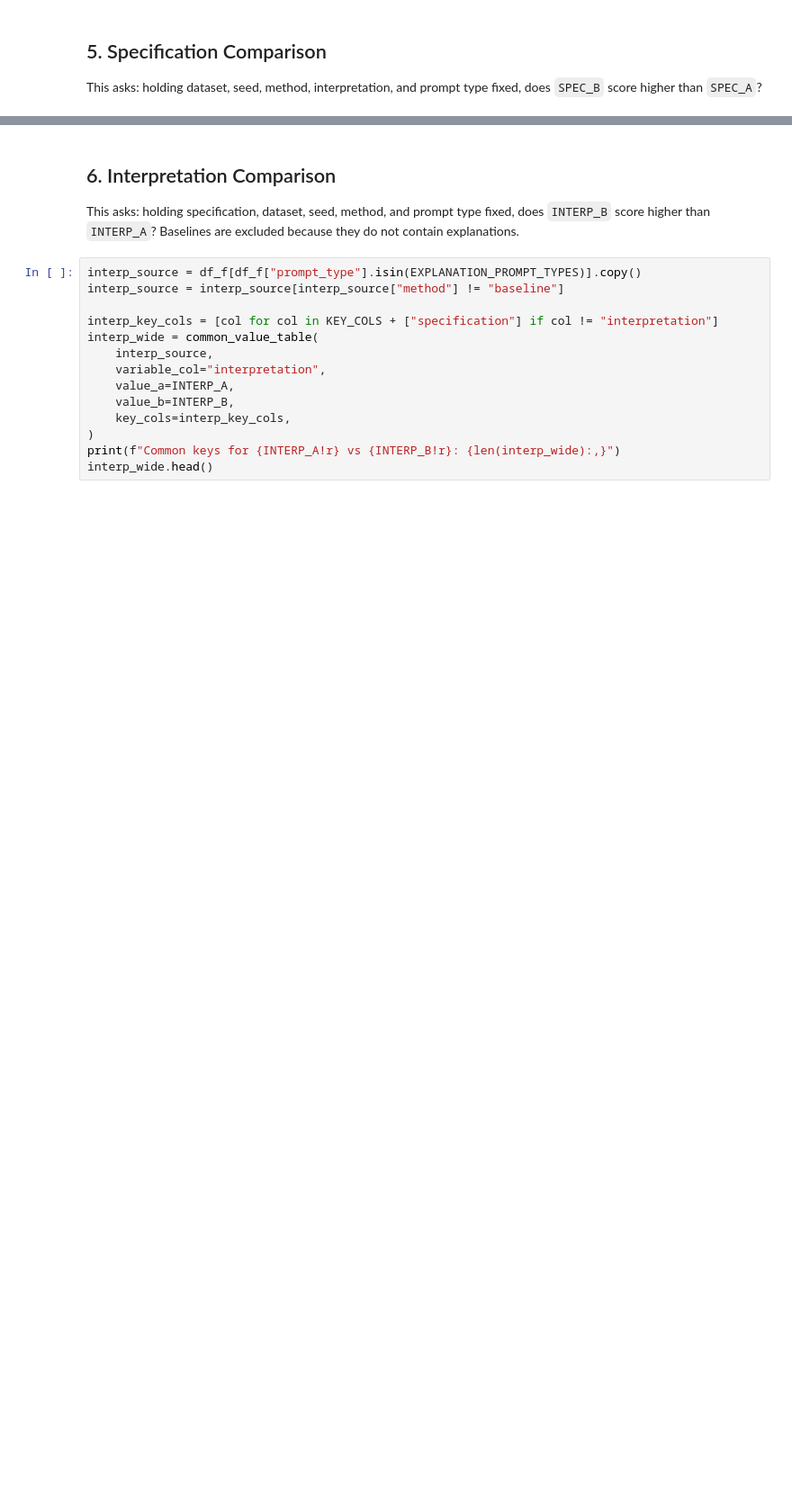
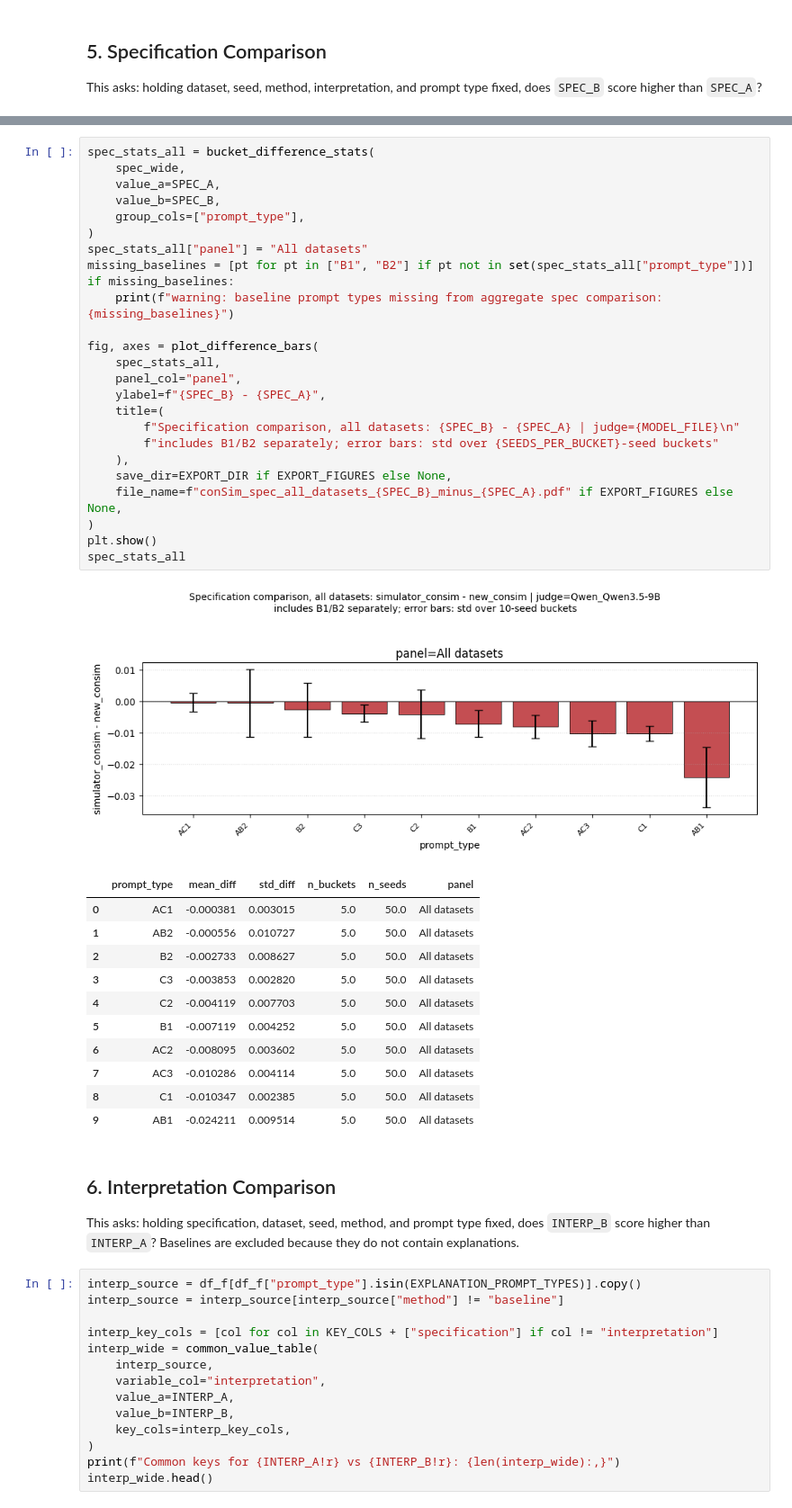
Before and after one commit to AntoninPoche/simulatability_shortcut, a Jupyter notebook: notebooks/4_compare_consim.ipynb, the cells around one changed output, grey strips where cells are left out. Shown at 90% size. Cells and saved outputs as stored; diff of their text form; blank space fills up the shorter version.

```diff
--- a/notebooks/4_compare_consim.ipynb
+++ b/notebooks/4_compare_consim.ipynb
@@ -267,3 +209,41 @@ spec_stats
+# %%
+spec_stats_all = bucket_difference_stats(
+    spec_wide,
+    value_a=SPEC_A,
+    value_b=SPEC_B,
+    group_cols=["prompt_type"],
+)
+spec_stats_all["panel"] = "All datasets"
+missing_baselines = [pt for pt in ["B1", "B2"] if pt not in set(spec_stats_all["prompt_type"])]
+if missing_baselines:
+    print(f"warning: baseline prompt types missing from aggregate spec comparison: {missing_baselines}")
+
+fig, axes = plot_difference_bars(
+    spec_stats_all,
+    panel_col="panel",
+    ylabel=f"{SPEC_B} - {SPEC_A}",
+    title=(
+        f"Specification comparison, all datasets: {SPEC_B} - {SPEC_A} | judge={MODEL_FILE}\n"
+        f"includes B1/B2 separately; error bars: std over {SEEDS_PER_BUCKET}-seed buckets"
+    ),
+    save_dir=EXPORT_DIR if EXPORT_FIGURES else None,
+    file_name=f"conSim_spec_all_datasets_{SPEC_B}_minus_{SPEC_A}.pdf" if EXPORT_FIGURES else None,
+)
+plt.show()
+spec_stats_all
+# %% [output]
+[figure, added]
+|  | prompt_type | mean_diff | std_diff | n_buckets | n_seeds | panel |
+| 0 | AC1 | -0.000381 | 0.003015 | 5.0 | 50.0 | All datasets |
+| 1 | AB2 | -0.000556 | 0.010727 | 5.0 | 50.0 | All datasets |
+| 2 | B2 | -0.002733 | 0.008627 | 5.0 | 50.0 | All datasets |
+| 3 | C3 | -0.003853 | 0.002820 | 5.0 | 50.0 | All datasets |
+| 4 | C2 | -0.004119 | 0.007703 | 5.0 | 50.0 | All datasets |
+| 5 | B1 | -0.007119 | 0.004252 | 5.0 | 50.0 | All datasets |
+| 6 | AC2 | -0.008095 | 0.003602 | 5.0 | 50.0 | All datasets |
+| 7 | AC3 | -0.010286 | 0.004114 | 5.0 | 50.0 | All datasets |
+| 8 | C1 | -0.010347 | 0.002385 | 5.0 | 50.0 | All datasets |
+| 9 | AB1 | -0.024211 | 0.009514 | 5.0 | 50.0 | All datasets |
 # %% [markdown]
 ## 6. Interpretation Comparison
 
```
Also changed, not shown: parts of 16 cells of this notebook, 6 other files.
